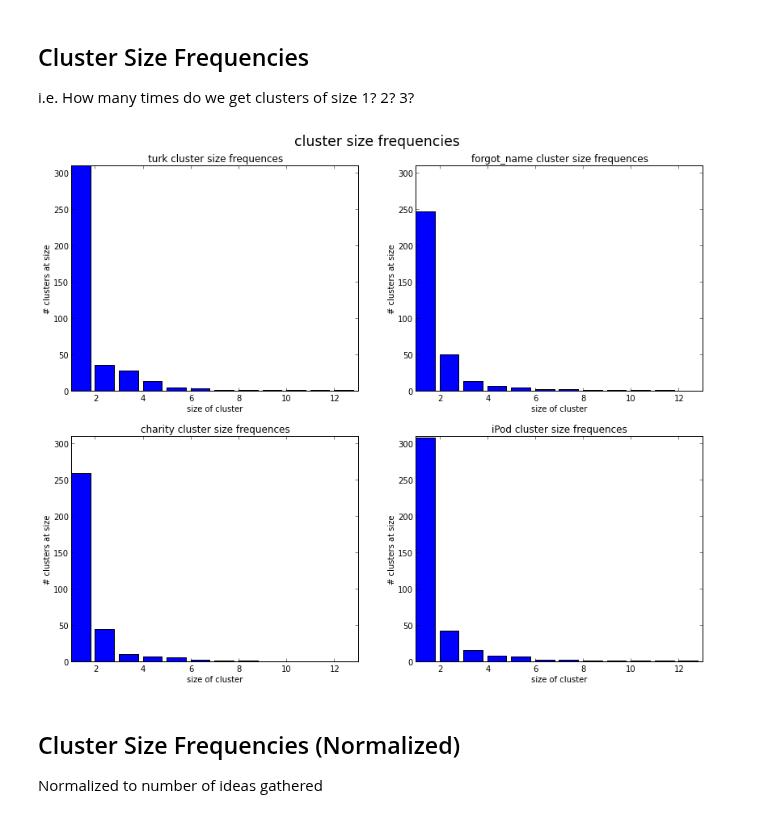
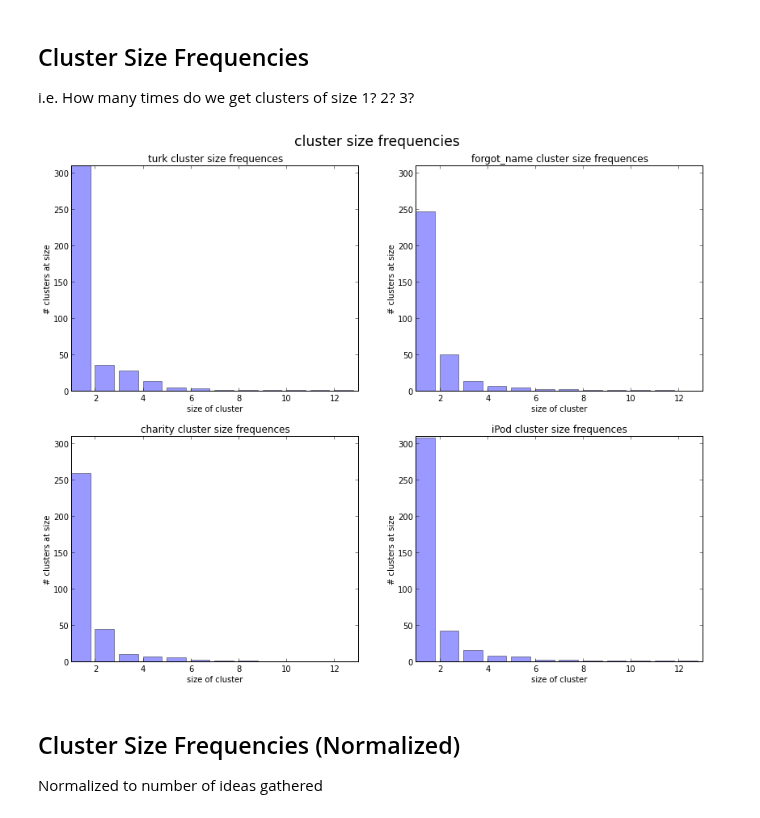
Before and after one commit to filkry/crowbrain, a Jupyter notebook: exps/post_pilot12_13_stats.ipynb, the cells around one changed output. Saved outputs shown, nothing was run; the diff lists cells and outputs as text; code cells hidden in the pictures.

```diff
--- a/exps/post_pilot12_13_stats.ipynb
+++ b/exps/post_pilot12_13_stats.ipynb
@@ -235,35 +229,35 @@ def plot_cluster_size_hists(plot_title, normalize=False, minimum_size = 1):
 
     xmin = minimum_size
     ymin = 0
     xmax = 0
     ymax = 0
 
     # This is going fast for now, but if slowdown occurs cache results
     for qc in question_codes:
         ys = cluster_size_frequencies(qc, normalize)
         ymax = max(ymax, max(ys[minimum_size-1:]))
         xmax = max(xmax, len(ys) + 1)
 
     for i, qc in enumerate(question_codes):
         ys = cluster_size_frequencies(qc, normalize)
         xs = range(1, len(ys)+1)
 
         subplot(rows, 2, i)
-        bar(xs, ys)
+        bar(xs, ys, alpha=0.4)
 
         xlabel('size of cluster')
         xlim(xmin, xmax)
         ylim(ymin, ymax)
 
         if normalize:
             ylabel('normalized # clusters at size')
         else:
             ylabel('# clusters at size')
         title("%s cluster size frequences" % qc)
 
 plot_cluster_size_hists("cluster size frequencies")
 # %% [output]
-[figure, old version]
+[figure, new version]
 # %% [markdown]
 ## Cluster Size Frequencies (Normalized)
 
```
Also changed, not shown: parts of 12 cells of this notebook.
